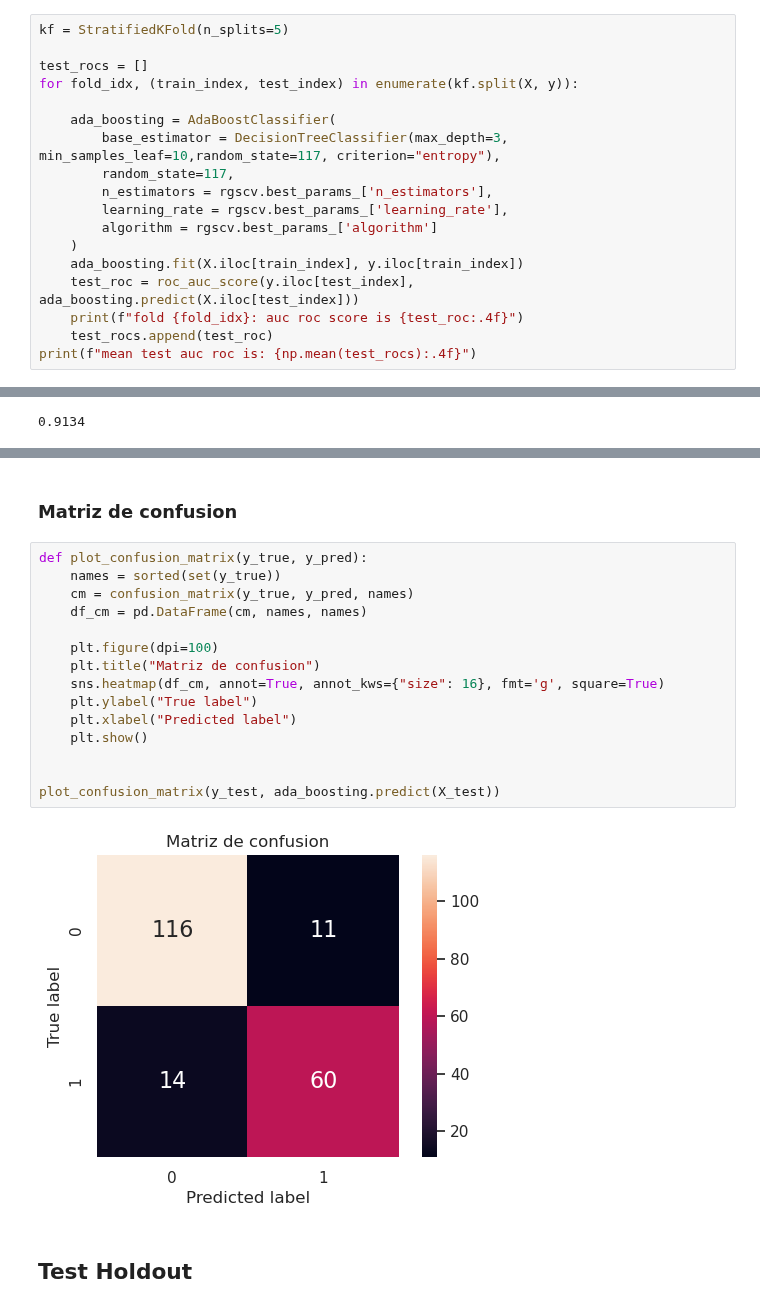
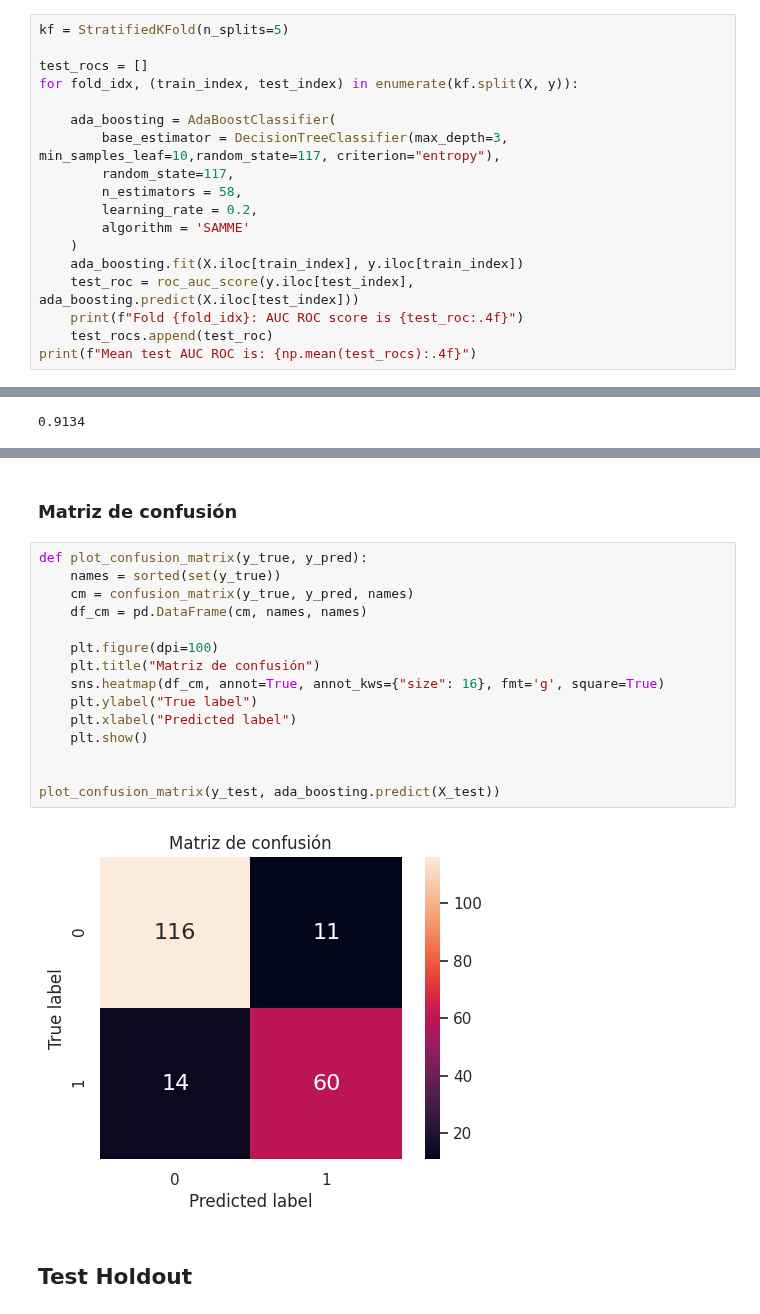
Before and after one commit to JuanOpizzi/Datos-2020-2c, a Jupyter notebook: TP2/AdaBoosting.ipynb, the cells around one changed output, grey strips where cells are left out. Saved outputs shown, nothing was run; the diff lists cells and outputs as text.

```diff
--- a/TP2/AdaBoosting.ipynb
+++ b/TP2/AdaBoosting.ipynb
@@ -70,13 +67,13 @@ for fold_idx, (train_index, test_index) in enumerate(kf.split(X, y)):
     ada_boosting = AdaBoostClassifier(
         base_estimator = DecisionTreeClassifier(max_depth=3, min_samples_leaf=10,random_state=117, criterion="entropy"),
         random_state=117,
-        n_estimators = rgscv.best_params_['n_estimators'],
-        learning_rate = rgscv.best_params_['learning_rate'],
-        algorithm = rgscv.best_params_['algorithm']
+        n_estimators = 58,
+        learning_rate = 0.2,
+        algorithm = 'SAMME'
     )
     ada_boosting.fit(X.iloc[train_index], y.iloc[train_index])
     test_roc = roc_auc_score(y.iloc[test_index], ada_boosting.predict(X.iloc[test_index]))
-    print(f"fold {fold_idx}: auc roc score is {test_roc:.4f}")
+    print(f"Fold {fold_idx}: AUC ROC score is {test_roc:.4f}")
     test_rocs.append(test_roc)
-print(f"mean test auc roc is: {np.mean(test_rocs):.4f}")
+print(f"Mean test AUC ROC is: {np.mean(test_rocs):.4f}")
 # %% [output]
@@ -119,22 +123,22 @@ print(f"{recall:.4f}")
 # %% [markdown]
-### Matriz de confusion
+### Matriz de confusión
 # %%
 def plot_confusion_matrix(y_true, y_pred):
     names = sorted(set(y_true))
     cm = confusion_matrix(y_true, y_pred, names)
     df_cm = pd.DataFrame(cm, names, names)
 
     plt.figure(dpi=100)
-    plt.title("Matriz de confusion")
+    plt.title("Matriz de confusión")
     sns.heatmap(df_cm, annot=True, annot_kws={"size": 16}, fmt='g', square=True)
     plt.ylabel("True label")
     plt.xlabel("Predicted label")
     plt.show()
 
 
 plot_confusion_matrix(y_test, ada_boosting.predict(X_test))
 # %% [output]
-[figure, old version]
+[figure, new version]
 # %% [markdown]
 ## Test Holdout
 # %%
```
Also changed, not shown: parts of 7 cells of this notebook, 1 other file.
